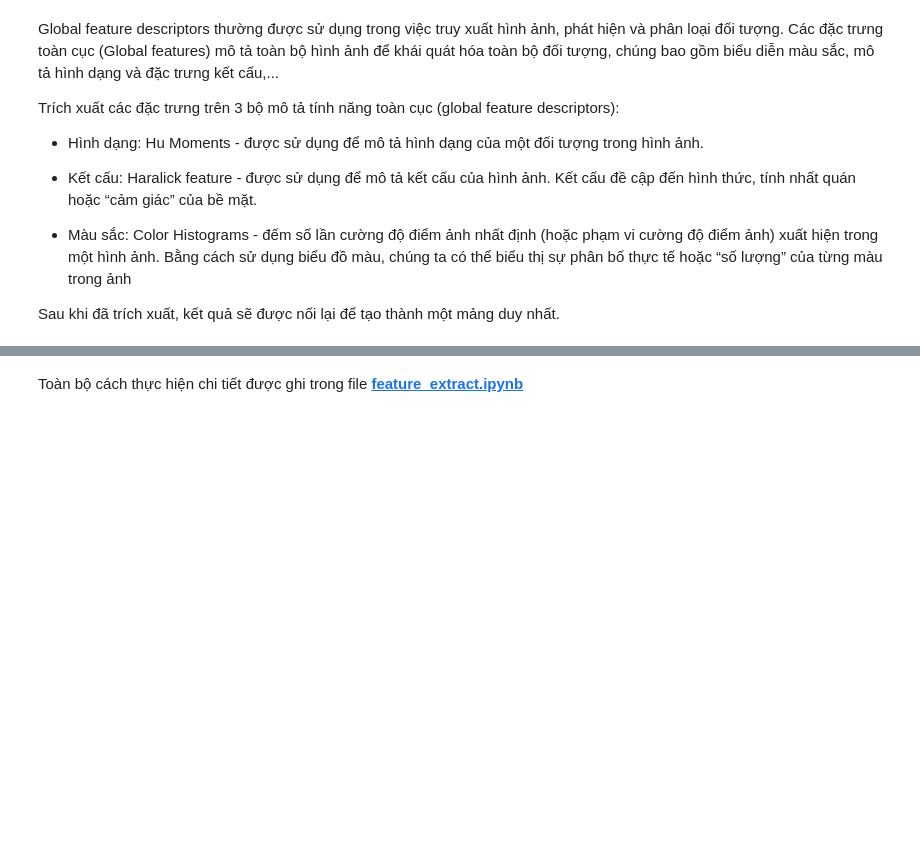
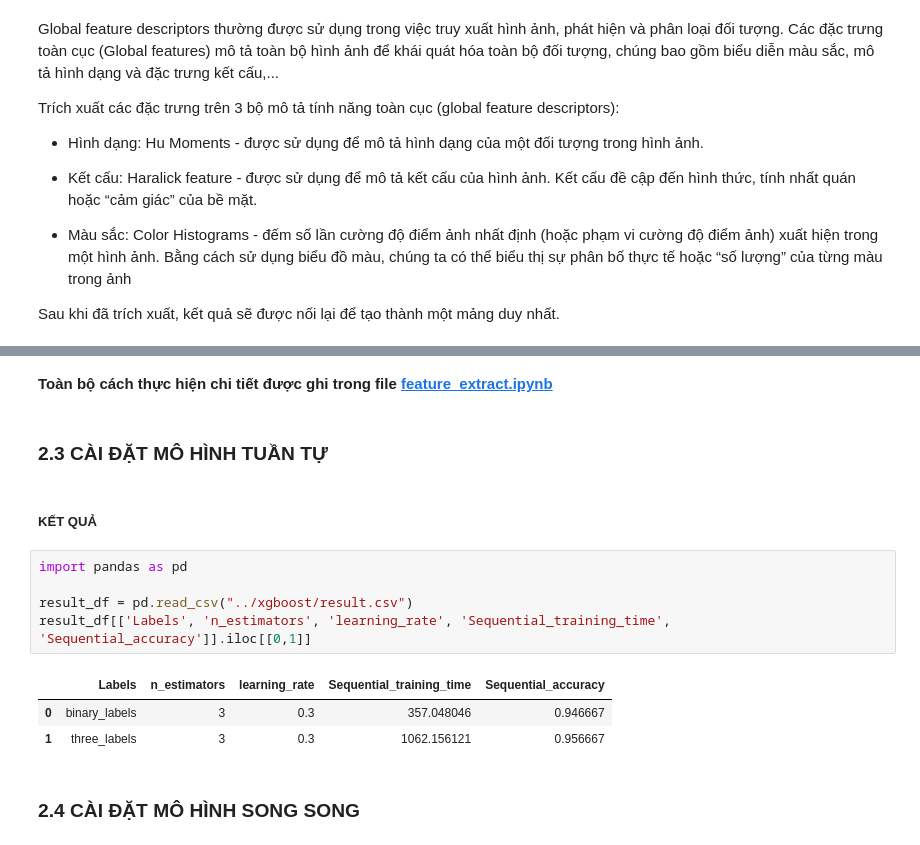
Before and after one commit to NhatPhuong2106/Applied_Parallel_Programming, a Jupyter notebook: report/Final_Report.ipynb, the cells around one changed output, grey strips where cells are left out. Cells and saved outputs as stored; diff of their text form; blank space fills up the shorter version.

```diff
--- a/report/Final_Report.ipynb
+++ b/report/Final_Report.ipynb
@@ -90,2 +96,17 @@ Sau khi đã trích xuất, kết quả sẽ được nối lại để tạo th
 # %% [markdown]
-Toàn bộ cách thực hiện chi tiết được ghi trong file [**feature_extract.ipynb**]()
+**Toàn bộ cách thực hiện chi tiết được ghi trong file [**feature_extract.ipynb**](https://github.com/NhatPhuong2106/Applied_Parallel_Programming/blob/main/data_preprocessing/feature_extract.ipynb)**
+# %% [markdown]
+### 2.3 CÀI ĐẶT MÔ HÌNH TUẦN TỰ
+# %% [markdown]
+##### KẾT QUẢ
+# %%
+import pandas as pd
+
+result_df = pd.read_csv("../xgboost/result.csv")
+result_df[['Labels', 'n_estimators', 'learning_rate', 'Sequential_training_time', 'Sequential_accuracy']].iloc[[0,1]]
+# %% [output]
+|  | Labels | n_estimators | learning_rate | Sequential_training_time | Sequential_accuracy |
+| 0 | binary_labels | 3 | 0.3 | 357.048046 | 0.946667 |
+| 1 | three_labels | 3 | 0.3 | 1062.156121 | 0.956667 |
+# %% [markdown]
+### 2.4 CÀI ĐẶT MÔ HÌNH SONG SONG
```
Also changed, not shown: parts of 21 cells of this notebook, 3 other files.
